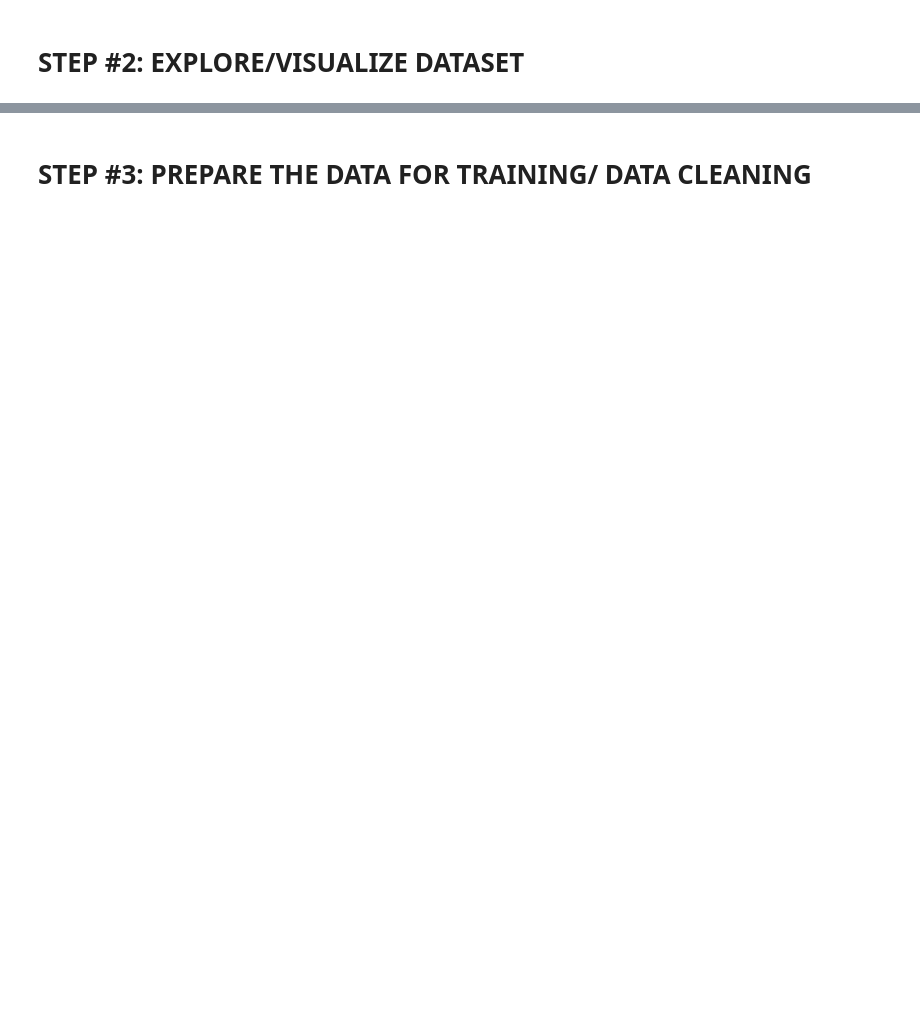
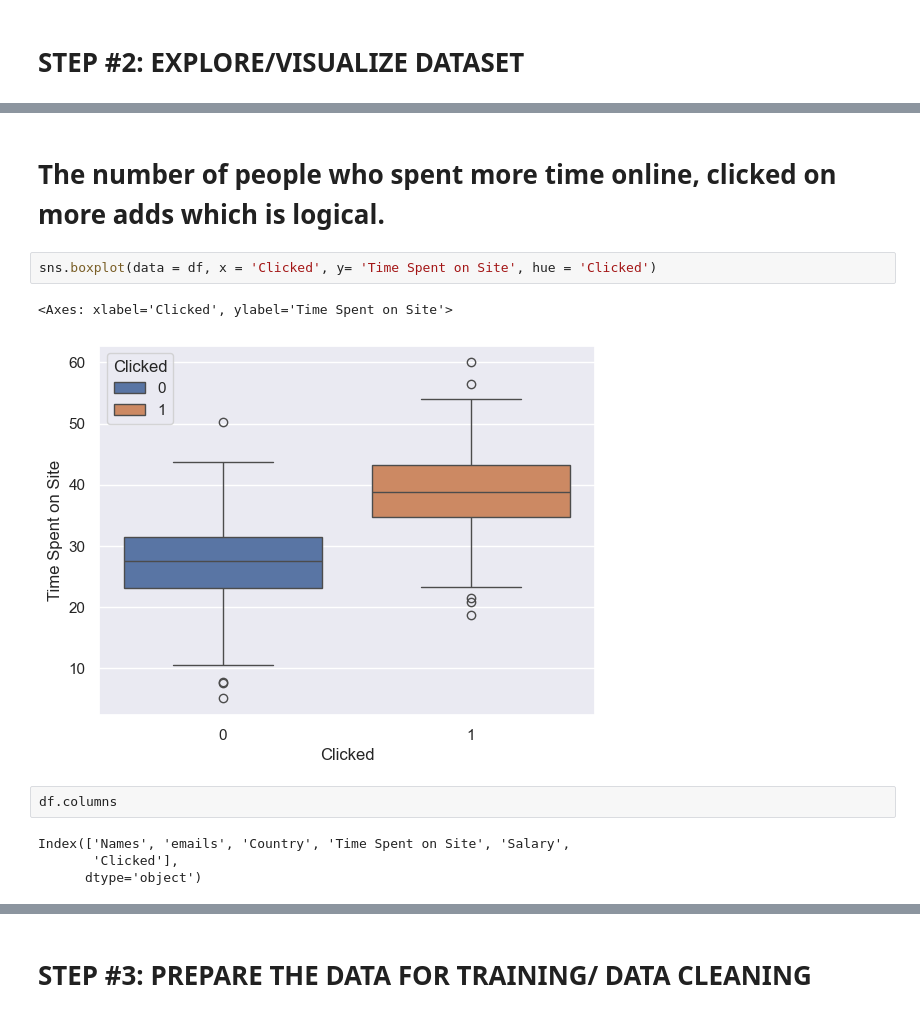
Before and after one commit to Hassan3924/Facebook_AD_Click_Classification, a Jupyter notebook: Logistic Regression - Predict Custome Clicks on ADS.ipynb, the cells around one changed output, grey strips where cells are left out. Drawn from its saved outputs; the diff is of its cells as text; blank space fills up the shorter version.

```diff
--- a/Logistic Regression - Predict Custome Clicks on ADS.ipynb
+++ b/Logistic Regression - Predict Custome Clicks on ADS.ipynb
@@ -87,0 +144,13 @@ Percentage who did not Click = 49.899799599198396 %
+# %% [markdown]
+# The number of people who spent more time online, clicked on more adds which is logical.
+# %%
+sns.boxplot(data = df, x = 'Clicked', y= 'Time Spent on Site', hue = 'Clicked')
+# %% [output]
+<Axes: xlabel='Clicked', ylabel='Time Spent on Site'>
+[figure, added]
+# %%
+df.columns
+# %% [output]
+Index(['Names', 'emails', 'Country', 'Time Spent on Site', 'Salary',
+       'Clicked'],
+      dtype='object')
```
Also changed, not shown: parts of 59 cells of this notebook.
